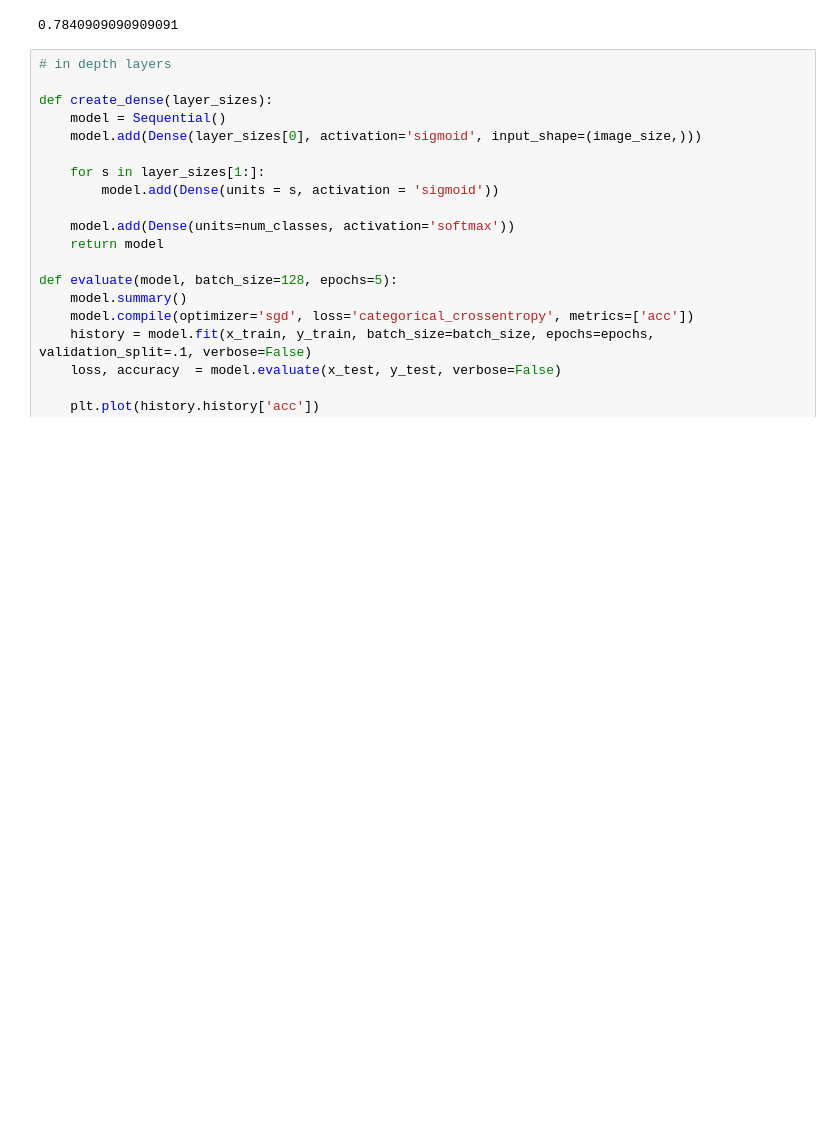
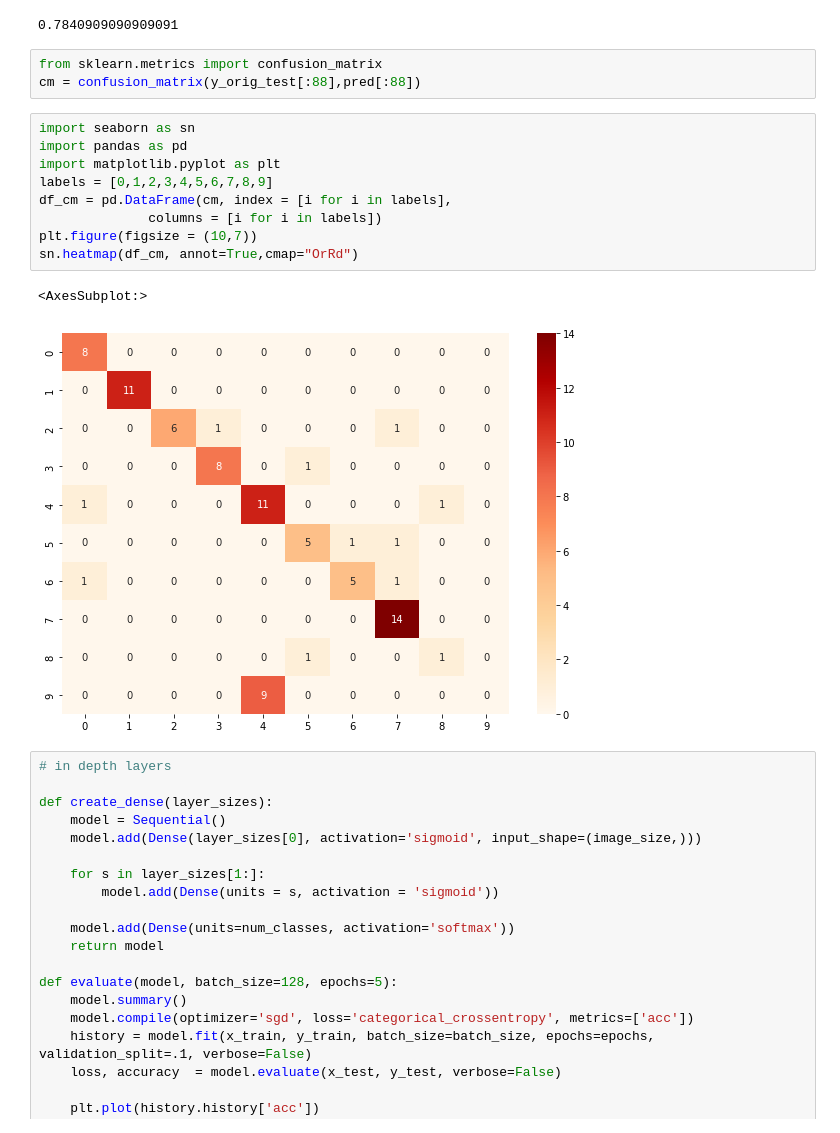
Before and after one commit to syber2020/Neural-Network-in-Smart-Contract, a Jupyter notebook: new-code/web3/modified-mnist-v3.ipynb, the cells around one changed output. Drawn from its saved outputs; the diff is of its cells as text; blank space fills up the shorter version.

```diff
--- a/new-code/web3/modified-mnist-v3.ipynb
+++ b/new-code/web3/modified-mnist-v3.ipynb
@@ -485,6 +485,21 @@ from sklearn.metrics import accuracy_score
 accuracy_score(pred[:88],y_orig_test[:88])
 # %% [output]
 0.7840909090909091
+# %%
+from sklearn.metrics import confusion_matrix
+cm = confusion_matrix(y_orig_test[:88],pred[:88])
+# %%
+import seaborn as sn
+import pandas as pd
+import matplotlib.pyplot as plt
+labels = [0,1,2,3,4,5,6,7,8,9]
+df_cm = pd.DataFrame(cm, index = [i for i in labels],
+              columns = [i for i in labels])
+plt.figure(figsize = (10,7))
+sn.heatmap(df_cm, annot=True,cmap="OrRd")
+# %% [output]
+<AxesSubplot:>
+[figure, added]
 # %%
 # in depth layers
 
```
Also changed, not shown: 6 other files.
